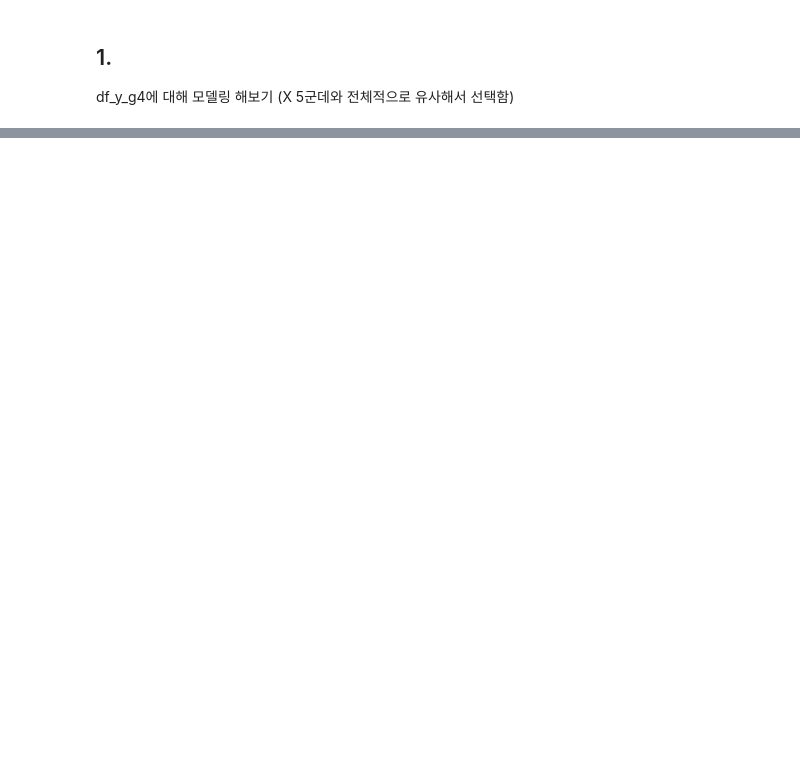
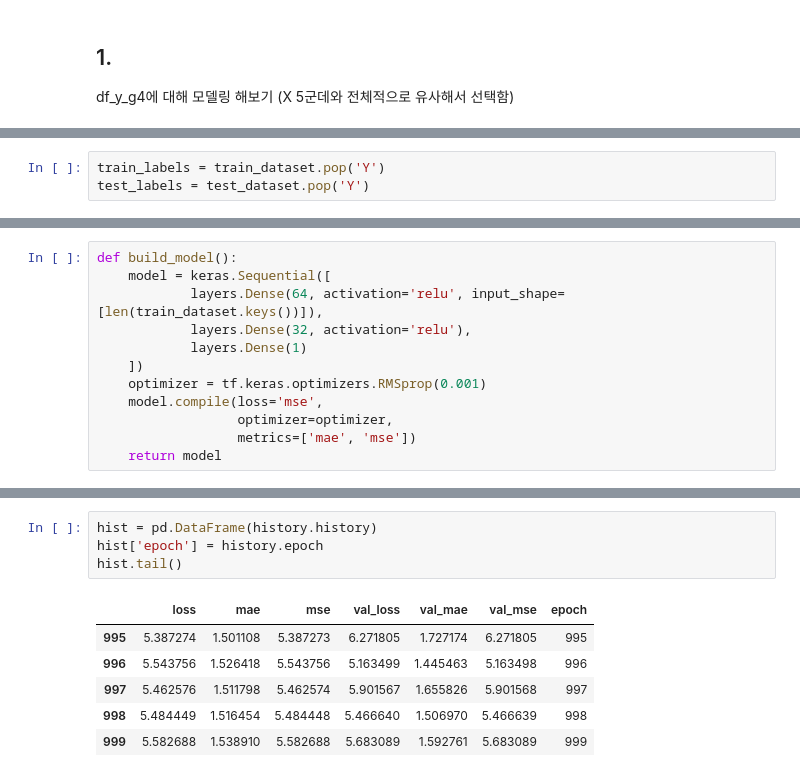
Before and after one commit to YunjinPark/dacon_temperature_forecasts, a Jupyter notebook: linear.ipynb, the cells around one changed output, grey strips where cells are left out. Cells and saved outputs as stored; diff of their text form; blank space fills up the shorter version.

```diff
--- a/linear.ipynb
+++ b/linear.ipynb
@@ -222,0 +280,3 @@ ls
+# %%
+train_labels = train_dataset.pop('Y')
+test_labels = test_dataset.pop('Y')
@@ -222,0 +295,12 @@ ls
+# %%
+def build_model():
+    model = keras.Sequential([
+            layers.Dense(64, activation='relu', input_shape=[len(train_dataset.keys())]),
+            layers.Dense(32, activation='relu'),
+            layers.Dense(1)
+    ])
+    optimizer = tf.keras.optimizers.RMSprop(0.001)
+    model.compile(loss='mse',
+                  optimizer=optimizer,
+                  metrics=['mae', 'mse'])
+    return model
@@ -222,0 +372,11 @@ ls
+# %%
+hist = pd.DataFrame(history.history)
+hist['epoch'] = history.epoch
+hist.tail()
+# %% [output]
+|  | loss | mae | mse | val_loss | val_mae | val_mse | epoch |
+| 995 | 5.387274 | 1.501108 | 5.387273 | 6.271805 | 1.727174 | 6.271805 | 995 |
+| 996 | 5.543756 | 1.526418 | 5.543756 | 5.163499 | 1.445463 | 5.163498 | 996 |
+| 997 | 5.462576 | 1.511798 | 5.462574 | 5.901567 | 1.655826 | 5.901568 | 997 |
+| 998 | 5.484449 | 1.516454 | 5.484448 | 5.466640 | 1.506970 | 5.466639 | 998 |
+| 999 | 5.582688 | 1.538910 | 5.582688 | 5.683089 | 1.592761 | 5.683089 | 999 |
```
Also changed, not shown: parts of 35 cells of this notebook.
